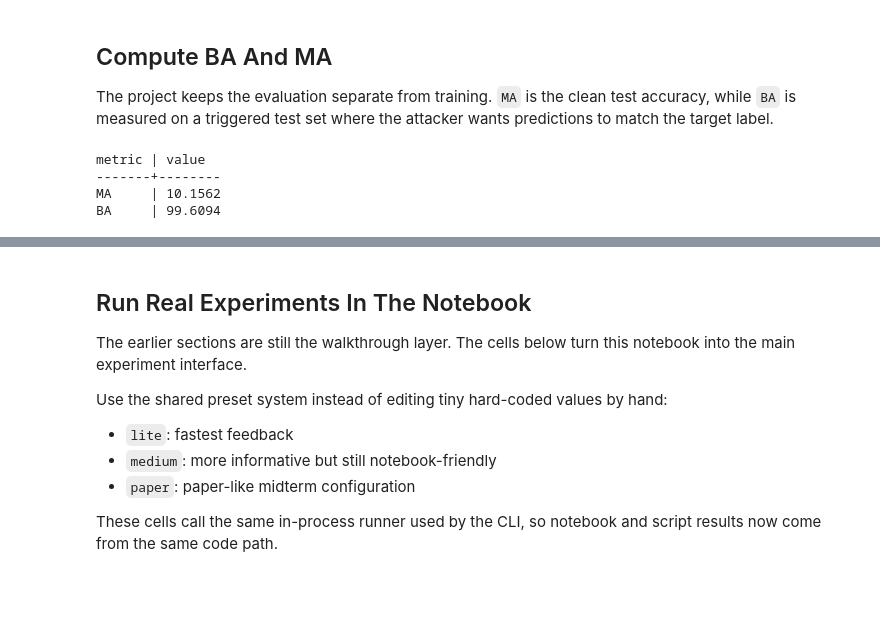
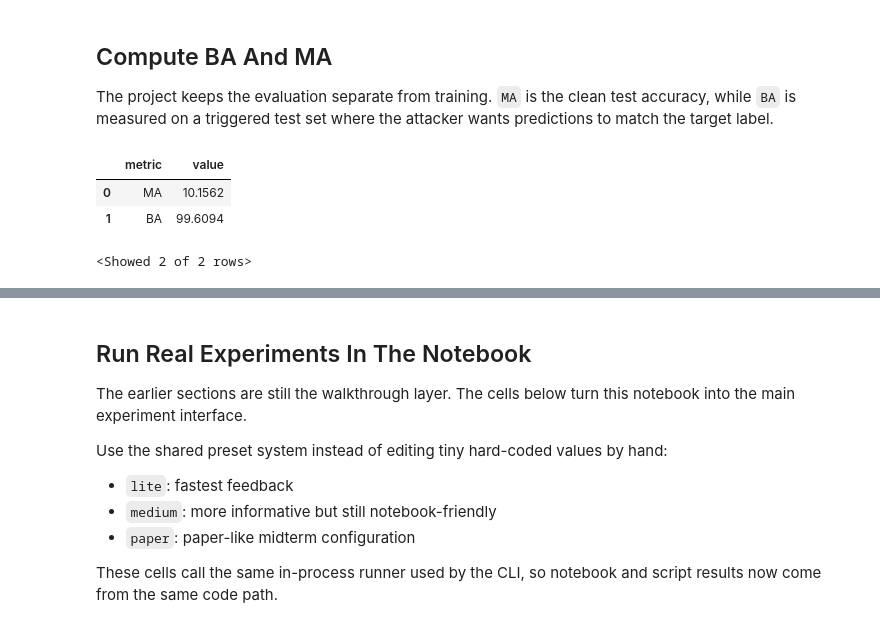
Before and after one commit to MateoLopez00/SafeSplit_Distributed_DL, a Jupyter notebook: SafeSplit_walkthrough.ipynb, the cells around one changed output, grey strips where cells are left out. Drawn from its saved outputs; the diff is of its cells as text; code cells hidden in the pictures; blank space fills up the shorter version.

```diff
--- a/SafeSplit_walkthrough.ipynb
+++ b/SafeSplit_walkthrough.ipynb
@@ -336,24 +365,36 @@ The project keeps the evaluation separate from training. `MA` is the clean test
 # %%
 small_test = Subset(test_dataset, list(range(256)))
 small_test_loader = DataLoader(small_test, batch_size=64, shuffle=False, num_workers=0)
-small_trigger_set = pixel_attack.build_backdoor_test_set(small_test)
 
+# ------------------------------------------------------------
+# Triggered test set used for Backdoor Accuracy (BA)
+# ------------------------------------------------------------
+small_trigger_set = PIXEL_ATTACK.build_backdoor_test_set(small_test)
+
+
+# ------------------------------------------------------------
+# Fresh untrained split model
+# ------------------------------------------------------------
 metric_head, metric_backbone, metric_tail = get_split_model("simple_cnn", cfg.NUM_CLASSES)
-metric_head = metric_head.to(device)
-metric_backbone = metric_backbone.to(device)
-metric_tail = metric_tail.to(device)
+
+# ------------------------------------------------------------
+# MA = main task accuracy (accuracy on the clean test set)
+# BA = backdoor accuracy (accuracy on the triggered test set)
+# ------------------------------------------------------------
+
 
 initial_ma = evaluate_model(metric_head, metric_backbone, metric_tail, small_test_loader, device)
 initial_ba = evaluate_backdoor(metric_head, metric_backbone, metric_tail, small_trigger_set, device)
+
 show_rows([
     {"metric": "MA", "value": round(initial_ma, 4)},
     {"metric": "BA", "value": round(initial_ba, 4)},
 ])
 # %% [output]
+|  | metric | value |
+| 0 | MA | 10.1562 |
+| 1 | BA | 99.6094 |
-metric | value
--------+--------
-MA     | 10.1562
-BA     | 99.6094
+<Showed 2 of 2 rows>
 # %% [markdown]
 ## Show SafeSplit Checkpoint History, DCT Score, Rotational Score, And Rollback Selection
 
```
Also changed, not shown: parts of 15 cells of this notebook, 29 other files.
